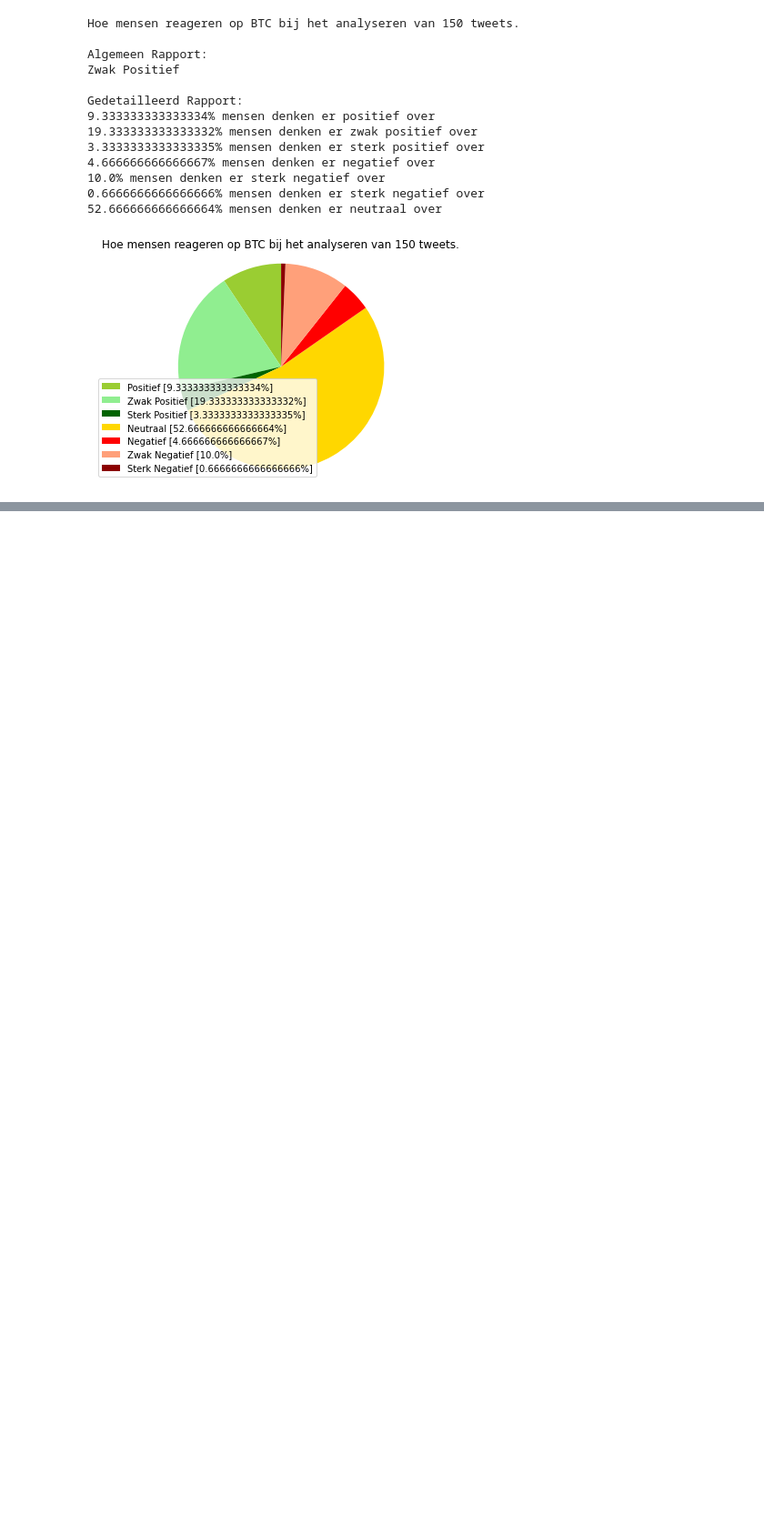
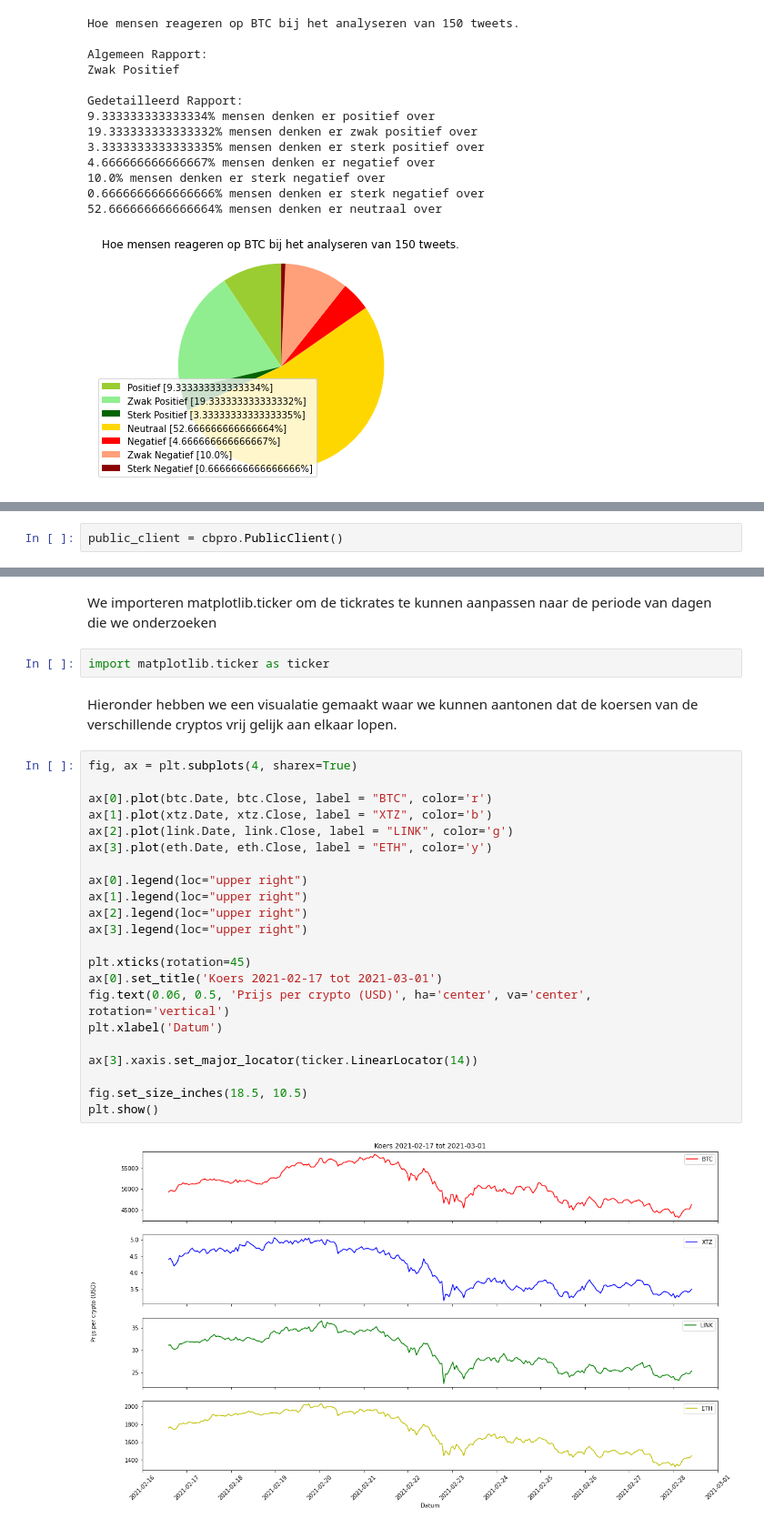
Before and after one commit to LRARIS/nbinteract-tutorial, a Jupyter notebook: tutorial.ipynb, the cells around one changed output, grey strips where cells are left out. Shown at 91% size. Saved outputs shown, nothing was run; the diff lists cells and outputs as text; blank space fills up the shorter version.

```diff
--- a/tutorial.ipynb
+++ b/tutorial.ipynb
@@ -237,0 +403,2 @@ interactive(children=(IntSlider(value=50, description='x', step=10), Output()),
+# %%
+public_client = cbpro.PublicClient()
@@ -237,0 +470,30 @@ interactive(children=(IntSlider(value=50, description='x', step=10), Output()),
+# %% [markdown]
+We importeren matplotlib.ticker om de tickrates te kunnen aanpassen naar de periode van dagen die we onderzoeken
+# %%
+import matplotlib.ticker as ticker
+# %% [markdown]
+Hieronder hebben we een visualatie gemaakt waar we kunnen aantonen dat de koersen van de verschillende cryptos vrij gelijk aan elkaar lopen.
+# %%
+fig, ax = plt.subplots(4, sharex=True)
+
+ax[0].plot(btc.Date, btc.Close, label = "BTC", color='r')
+ax[1].plot(xtz.Date, xtz.Close, label = "XTZ", color='b')
+ax[2].plot(link.Date, link.Close, label = "LINK", color='g')
+ax[3].plot(eth.Date, eth.Close, label = "ETH", color='y')
+
+ax[0].legend(loc="upper right")
+ax[1].legend(loc="upper right")
+ax[2].legend(loc="upper right")
+ax[3].legend(loc="upper right")
+
+plt.xticks(rotation=45)
+ax[0].set_title('Koers 2021-02-17 tot 2021-03-01')
+fig.text(0.06, 0.5, 'Prijs per crypto (USD)', ha='center', va='center', rotation='vertical')
+plt.xlabel('Datum')
+
+ax[3].xaxis.set_major_locator(ticker.LinearLocator(14))
+
+fig.set_size_inches(18.5, 10.5)
+plt.show()
+# %% [output]
+[figure, added]
```
Also changed, not shown: parts of 40 cells of this notebook, 6 other files.
